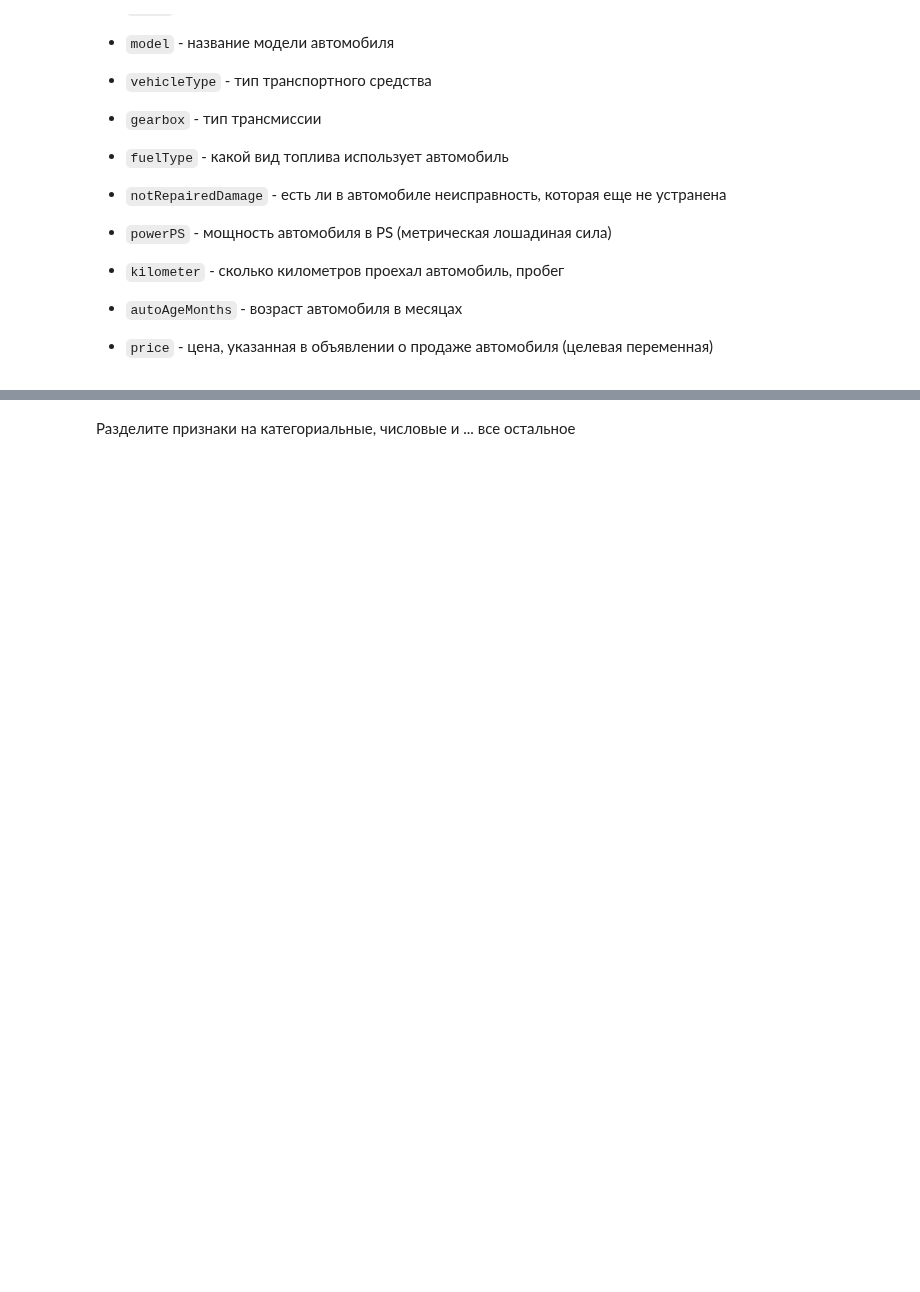
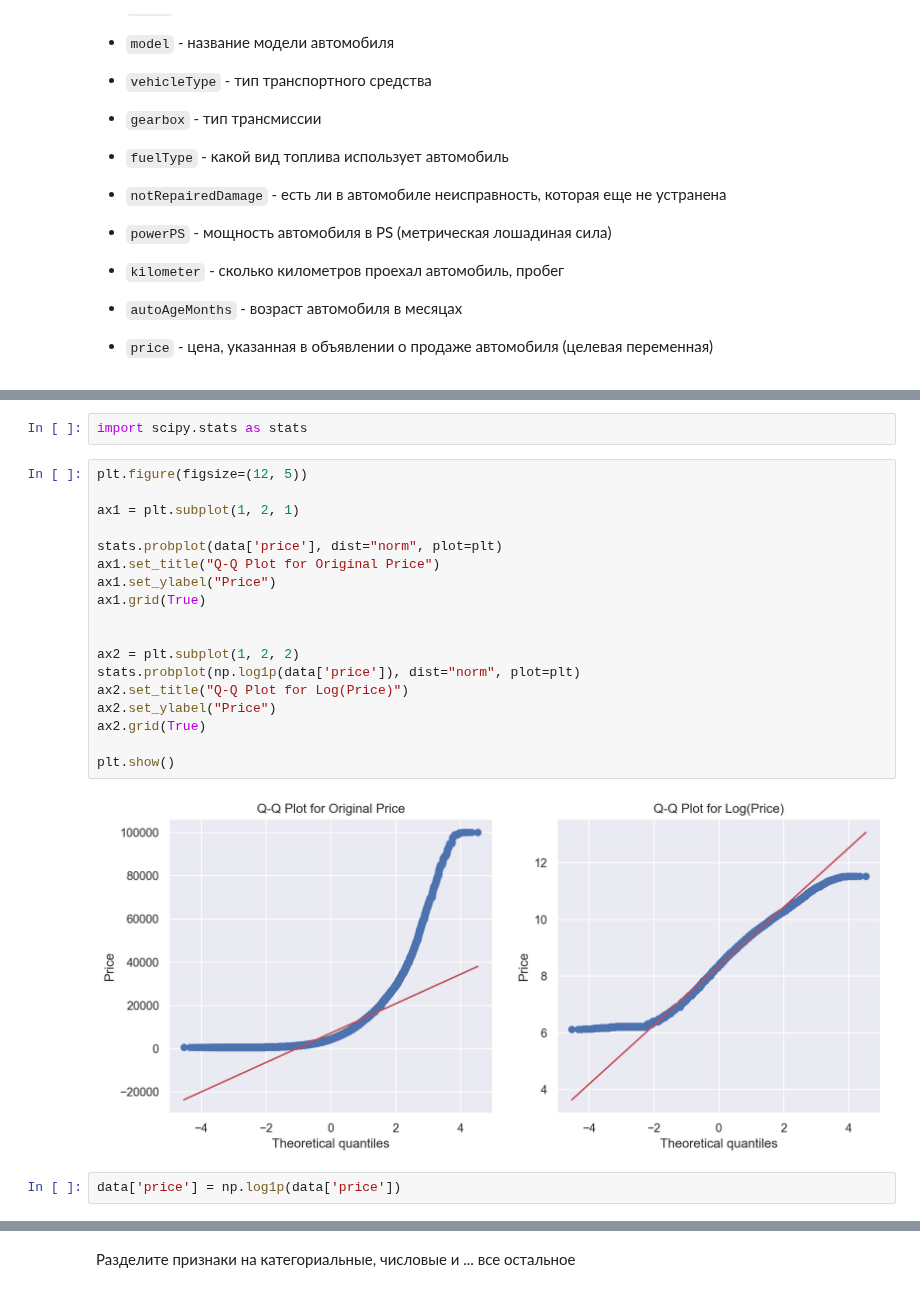
Before and after one commit to Expatq/machine-learning-1, a Jupyter notebook: ml1-2026-spring/homework-practice/homework-practice-02-gd/homework-practice-02-gd.ipynb, the cells around one changed output, grey strips where cells are left out. Cells and saved outputs as stored; diff of their text form; blank space fills up the shorter version.

```diff
--- a/ml1-2026-spring/homework-practice/homework-practice-02-gd/homework-practice-02-gd.ipynb
+++ b/ml1-2026-spring/homework-practice/homework-practice-02-gd/homework-practice-02-gd.ipynb
@@ -565,0 +602,24 @@ data.head()
+# %%
+import scipy.stats as stats
+# %%
+plt.figure(figsize=(12, 5))
+
+ax1 = plt.subplot(1, 2, 1)
+
+stats.probplot(data['price'], dist="norm", plot=plt)
+ax1.set_title("Q-Q Plot for Original Price")
+ax1.set_ylabel("Price")
+ax1.grid(True)
+
+
+ax2 = plt.subplot(1, 2, 2)
+stats.probplot(np.log1p(data['price']), dist="norm", plot=plt)
+ax2.set_title("Q-Q Plot for Log(Price)")
+ax2.set_ylabel("Price")
+ax2.grid(True)
+
+plt.show()
+# %% [output]
+[figure, added]
+# %%
+data['price'] = np.log1p(data['price'])
```
Also changed, not shown: parts of 49 cells of this notebook, 3 other files.
